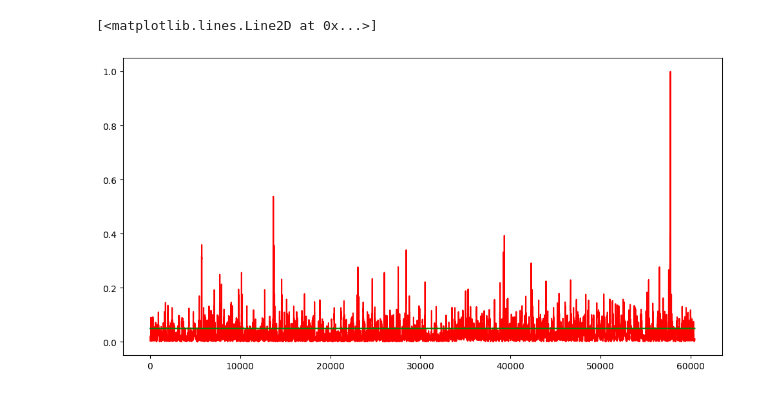
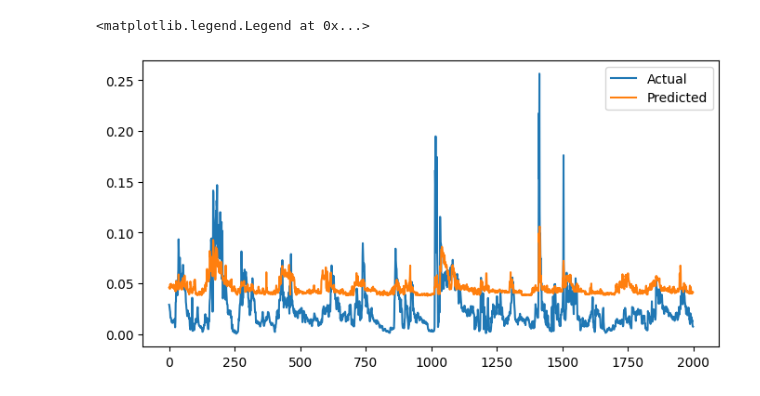
Before and after one commit to FrontierDevelopmentLab/2024-HL-GeoCL, a Jupyter notebook: 2020-FDL-X-Geo/sheath/Inference_XGBoost.ipynb, the cells around one changed output. Drawn from its saved outputs; the diff is of its cells as text; code cells hidden in the pictures.

```diff
--- a/2020-FDL-X-Geo/sheath/Inference_XGBoost.ipynb
+++ b/2020-FDL-X-Geo/sheath/Inference_XGBoost.ipynb
@@ -21,9 +22,12 @@ predictions_2015=data['predictions_2015']
 predictions_2011=data['predictions_2011']
 # %%
 ind = 5
-plt.figure(figsize=(12,6))
-plt.plot(y_train[:,ind],'r')
-plt.plot(predictions_train[:,ind],'g')
+s_timestamp = 10000
+e_timestamp = 12000
+plt.figure(figsize=(8,4))
+plt.plot(y_train[s_timestamp:e_timestamp,ind], label="Actual")
+plt.plot(predictions_train[s_timestamp:e_timestamp,ind],label="Predicted")
+plt.legend()
 # %% [output]
-[<matplotlib.lines.Line2D at 0x...>]
+<matplotlib.legend.Legend at 0x...>
-[figure, old version]
+[figure, new version]
```
Also changed, not shown: parts of 4 cells of this notebook.
